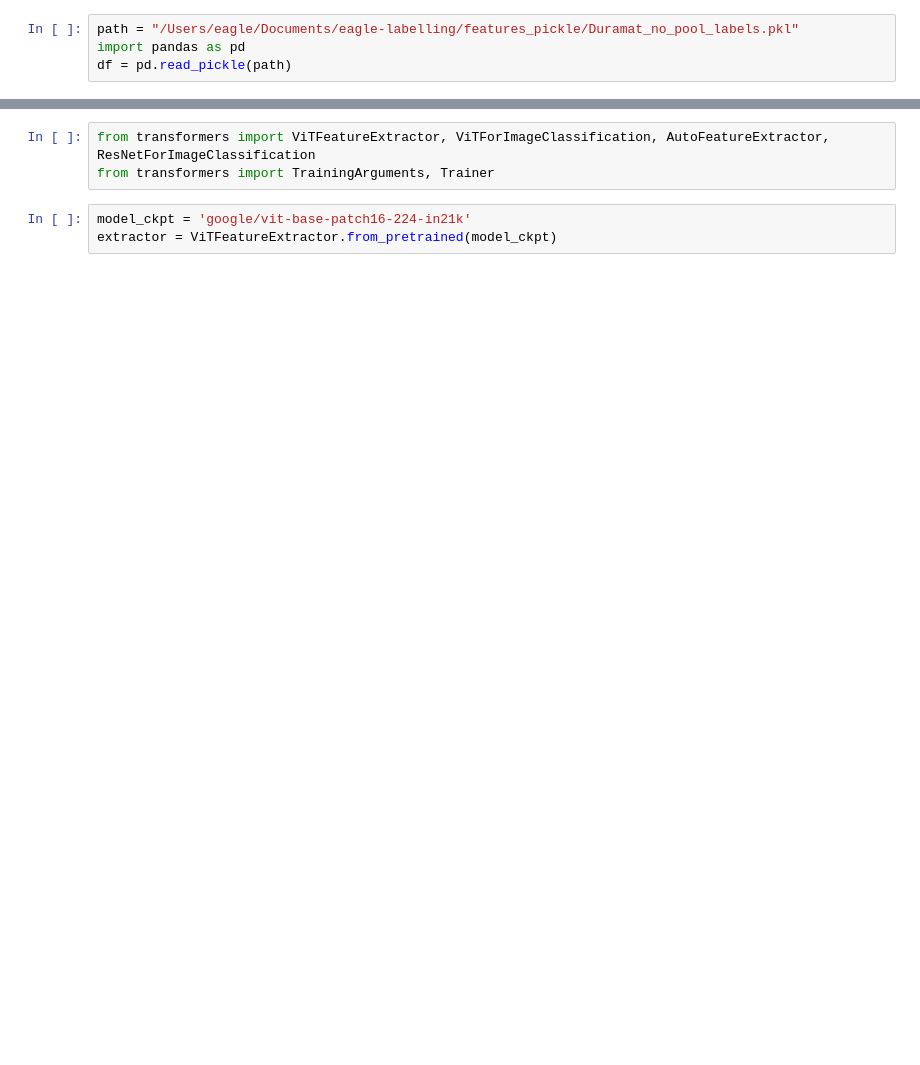
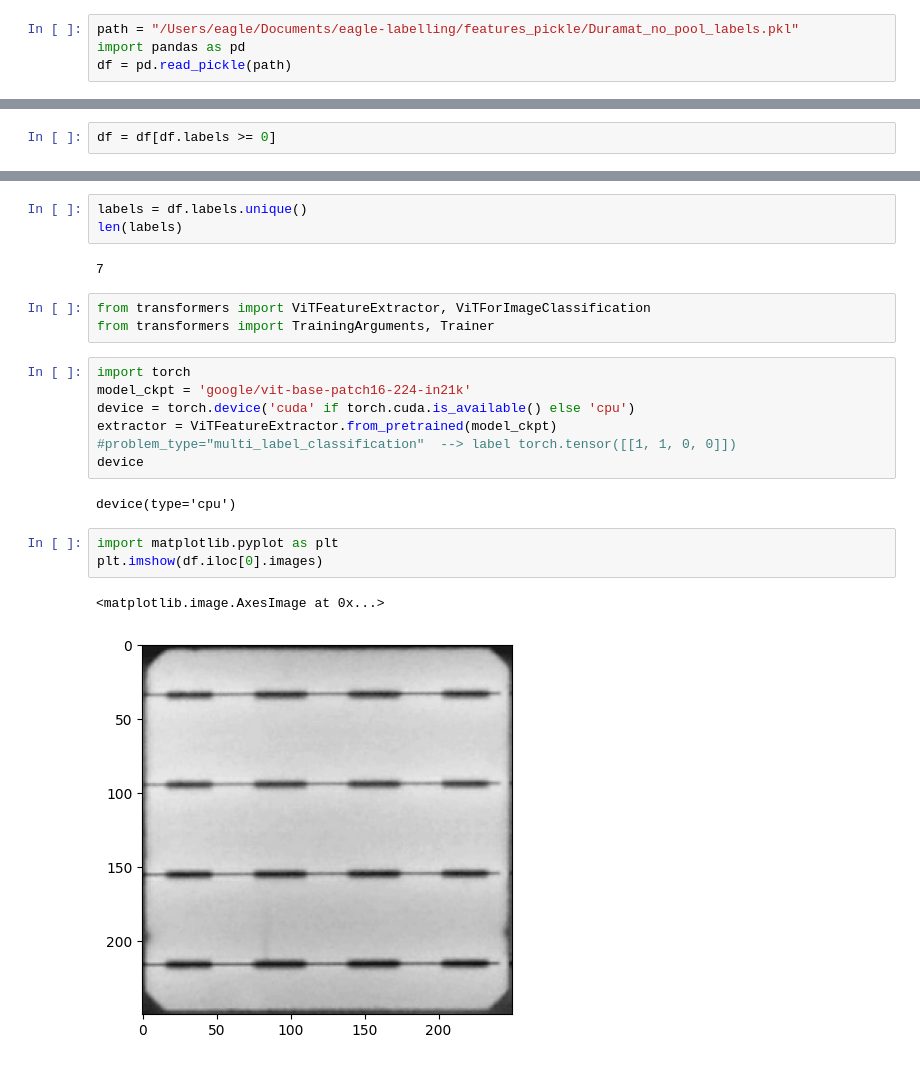
Before and after one commit to danutaparaficz2/copy_EAGLE, a Jupyter notebook: ViT.ipynb, the cells around one changed output, grey strips where cells are left out. Drawn from its saved outputs; the diff is of its cells as text; blank space fills up the shorter version.

```diff
--- a/ViT.ipynb
+++ b/ViT.ipynb
@@ -13,0 +30,2 @@ df.head()
+# %%
+df = df[df.labels >= 0]
@@ -14,6 +44,22 @@ df.head()
+# %%
+labels = df.labels.unique()
+len(labels)
+# %% [output]
+7
 # %%
-from transformers import ViTFeatureExtractor, ViTForImageClassification, AutoFeatureExtractor, ResNetForImageClassification
+from transformers import ViTFeatureExtractor, ViTForImageClassification
 from transformers import TrainingArguments, Trainer
 # %%
+import torch
 model_ckpt = 'google/vit-base-patch16-224-in21k'
-extractor = ViTFeatureExtractor.from_pretrained(model_ckpt)
+device = torch.device('cuda' if torch.cuda.is_available() else 'cpu')
+extractor = ViTFeatureExtractor.from_pretrained(model_ckpt)   #problem_type="multi_label_classification"  --> label torch.tensor([[1, 1, 0, 0]])
+device
+# %% [output]
+device(type='cpu')
+# %%
+import matplotlib.pyplot as plt
+plt.imshow(df.iloc[0].images)
+# %% [output]
+<matplotlib.image.AxesImage at 0x...>
+[figure, added]
```
Also changed, not shown: parts of 25 cells of this notebook, 1 other file.
